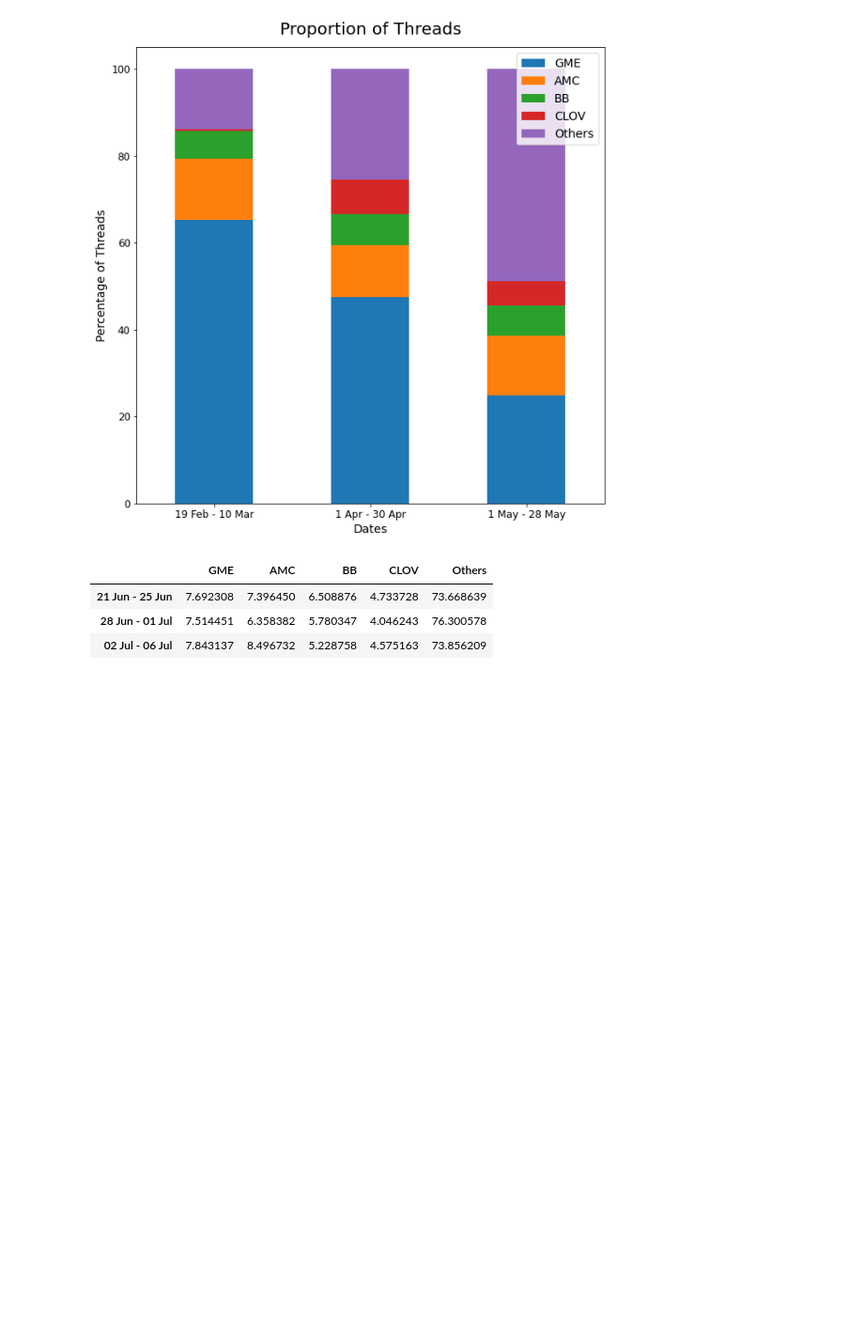
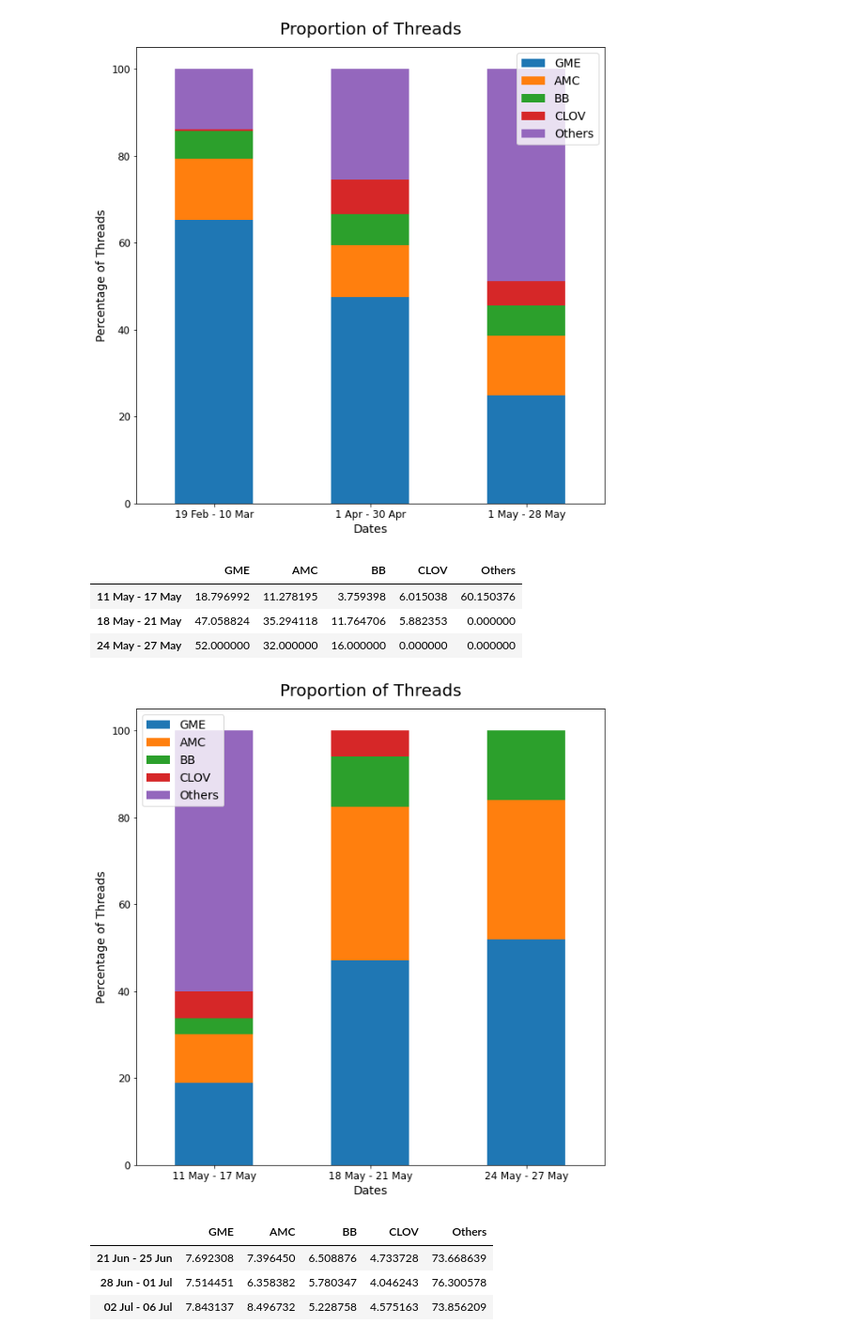
Before and after one commit to ccwhgetgit/DAO2702Project, a Jupyter notebook: Stacked Bar Chart.ipynb, the cells around one changed output. Shown: that part at 94% size. Cells and saved outputs as stored; diff of their text form; code cells hidden in the pictures; blank space fills up the shorter version.

Commit message:
stacked bar chart 11-17 may, 18-21 may, 24-27 may

```diff
--- a/Stacked Bar Chart.ipynb
+++ b/Stacked Bar Chart.ipynb
@@ -165,6 +165,61 @@ plt.xticks(fontsize=12)
 plt.show()
 # %% [output]
 [figure]
+# %%
+# 11 May - 17 May
+start_date = np.datetime64("2021-05-11")
+end_date = np.datetime64("2021-05-17")
+mask = (new_df["date"] >= start_date) & (new_df["date"] <= end_date)
+df1 = new_df.loc[mask].drop(["date", "total"], axis=1)
+df1 = df1.sum()
+df1["total"] = df1.sum()
+df1 = df1/df1["total"] * 100
+df1 = df1.drop("total")
+
+# 18 May - 21 May
+start_date = np.datetime64("2021-05-18")
+end_date = np.datetime64("2021-05-21")
+mask = (new_df["date"] >= start_date) & (new_df["date"] <= end_date)
+df2 = new_df.loc[mask].drop(["date", "total"], axis=1)
+df2 = df2.sum()
+df2["total"] = df2.sum()
+df2 = df2/df2["total"] * 100
+df2 = df2.drop("total")
+
+# 24 May - 27 May
+start_date = np.datetime64("2021-05-24")
+end_date = np.datetime64("2021-05-27")
+mask = (new_df["date"] >= start_date) & (new_df["date"] <= end_date)
+df3 = new_df.loc[mask].drop(["date", "total"], axis=1)
+df3 = df3.sum()
+df3["total"] = df3.sum()
+df3 = df3/df3["total"] * 100
+df3 = df3.drop("total")
+
+frames = pd.concat([df1, df2, df3], axis=1)
+results = frames.transpose().rename(index={0: "11 May - 17 May",
+                                                          1: "18 May - 21 May",
+                                                          2: "24 May - 27 May"})
+
+results
+# %% [output]
+|  | GME | AMC | BB | CLOV | Others |
+| 11 May - 17 May | 18.796992 | 11.278195 | 3.759398 | 6.015038 | 60.150376 |
+| 18 May - 21 May | 47.058824 | 35.294118 | 11.764706 | 5.882353 | 0.000000 |
+| 24 May - 27 May | 52.000000 | 32.000000 | 16.000000 | 0.000000 | 0.000000 |
+# %%
+ax = results.plot(kind="bar", stacked=True, figsize=(10,10))
+ax.set_ylabel("Percentage of Threads", fontsize=14)
+ax.set_xlabel("Dates", fontsize=14)
+ax.set_title("Proportion of Threads", fontsize=20, pad=15)
+ax.legend(fontsize=14)
+plt.xticks(rotation=0)
+plt.yticks(fontsize=12)
+plt.xticks(fontsize=12)
+
+plt.show()
+# %% [output]
+[figure, added]
 # %%
 # 21 Jun - 25 Jun
 start_date = np.datetime64("2021-06-21")
```
